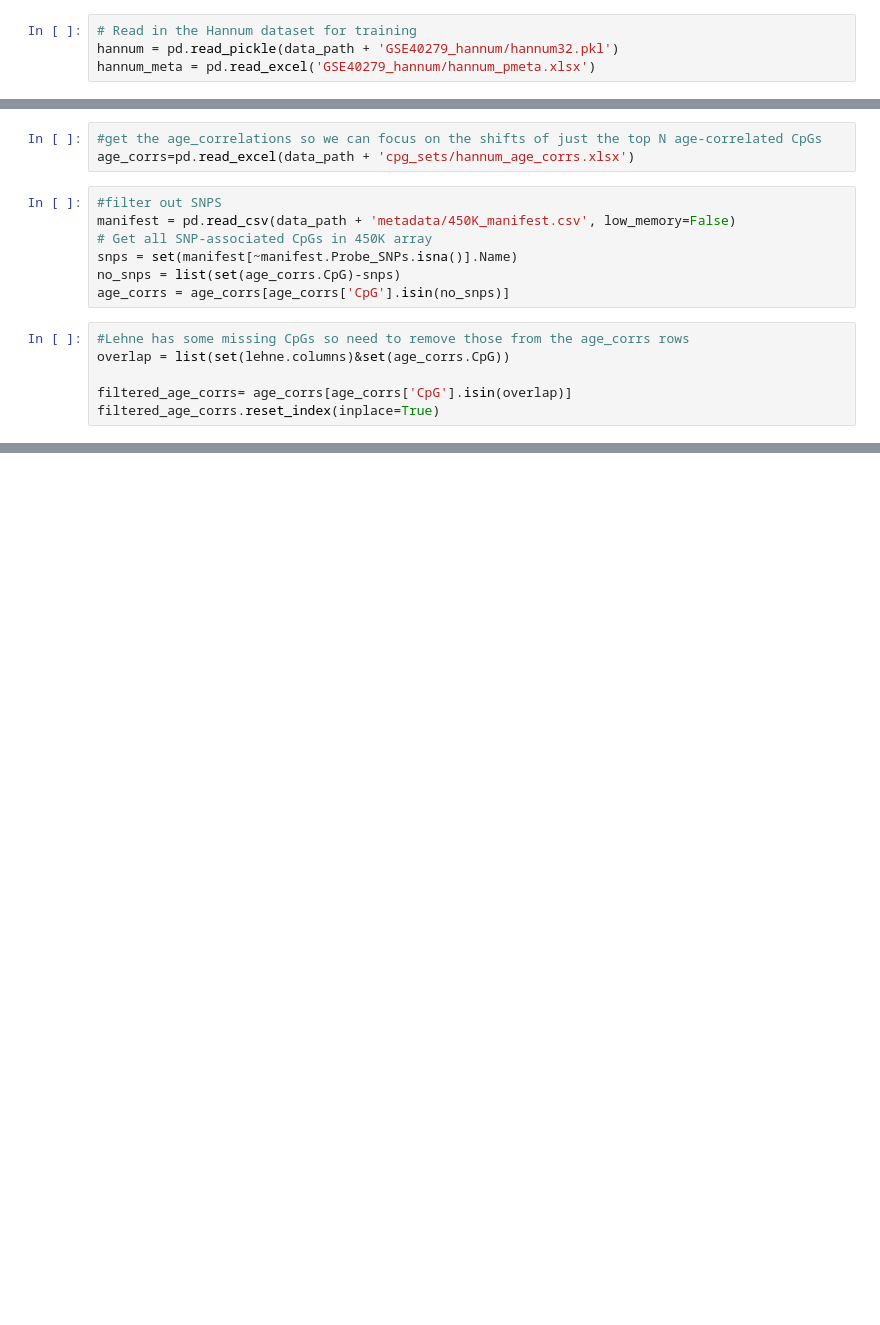
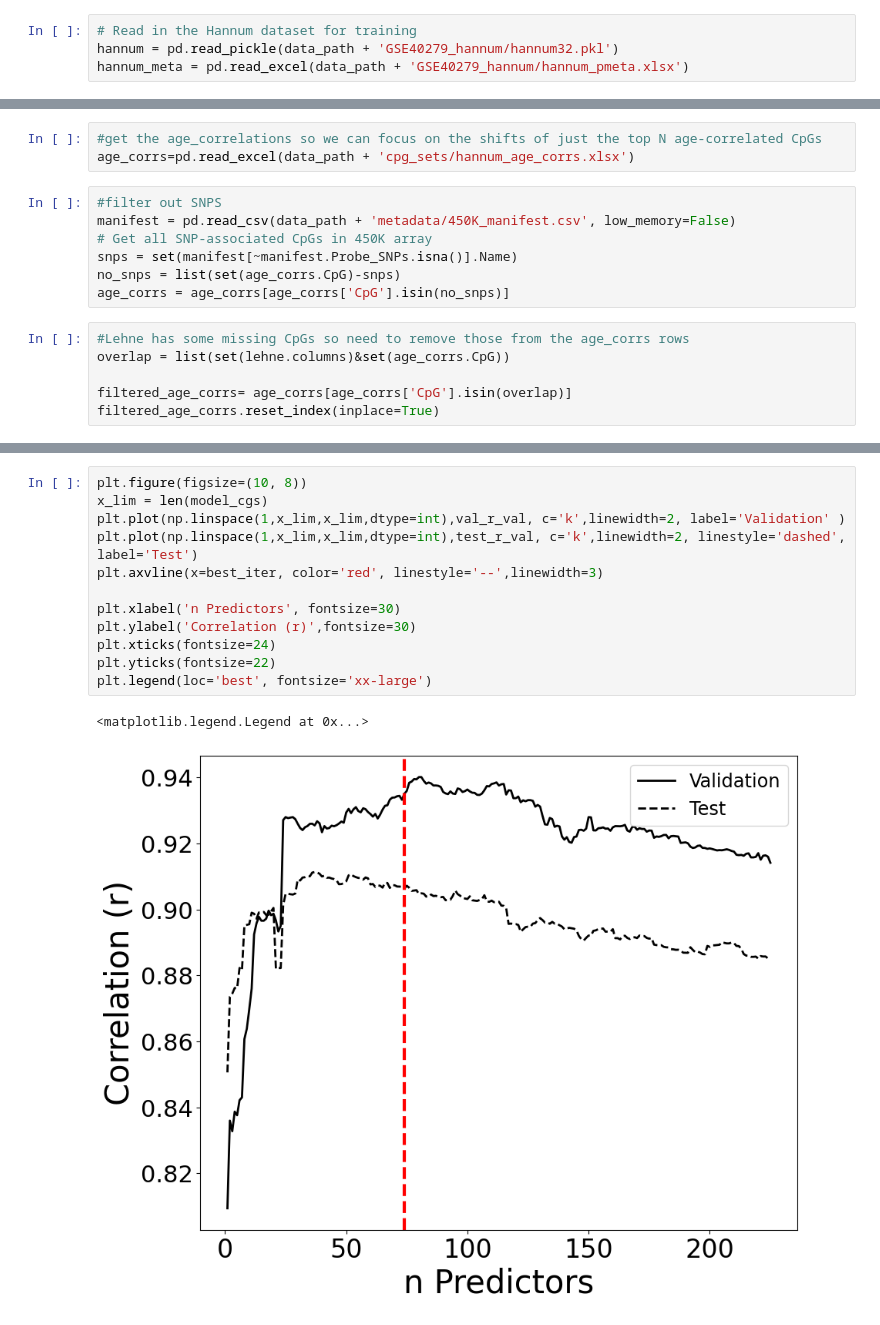
Before and after one commit to SkinnerCM/conboy-laboratory, a Jupyter notebook: dissertation/Chapter 3.ipynb, the cells around one changed output, grey strips where cells are left out. Drawn from its saved outputs; the diff is of its cells as text; blank space fills up the shorter version.

```diff
--- a/dissertation/Chapter 3.ipynb
+++ b/dissertation/Chapter 3.ipynb
@@ -19,5 +19,5 @@ data_path = '../dnam-clocks/mFSS-clock/data/processed/'
 # %%
 # Read in the Hannum dataset for training
 hannum = pd.read_pickle(data_path + 'GSE40279_hannum/hannum32.pkl')
-hannum_meta = pd.read_excel('GSE40279_hannum/hannum_pmeta.xlsx')
+hannum_meta = pd.read_excel(data_path + 'GSE40279_hannum/hannum_pmeta.xlsx')
 # %%
@@ -47,0 +66,15 @@ model_cgs, best_iter, val_mse, val_r_val, test_mse, test_r_val = mf_stepwise(fil
+# %%
+plt.figure(figsize=(10, 8))
+x_lim = len(model_cgs)
+plt.plot(np.linspace(1,x_lim,x_lim,dtype=int),val_r_val, c='k',linewidth=2, label='Validation' )
+plt.plot(np.linspace(1,x_lim,x_lim,dtype=int),test_r_val, c='k',linewidth=2, linestyle='dashed', label='Test')
+plt.axvline(x=best_iter, color='red', linestyle='--',linewidth=3)
+
+plt.xlabel('n Predictors', fontsize=30)
+plt.ylabel('Correlation (r)',fontsize=30)
+plt.xticks(fontsize=24)
+plt.yticks(fontsize=22)
+plt.legend(loc='best', fontsize='xx-large')
+# %% [output]
+<matplotlib.legend.Legend at 0x...>
+[figure, added]
```
Also changed, not shown: parts of 3 cells of this notebook.
